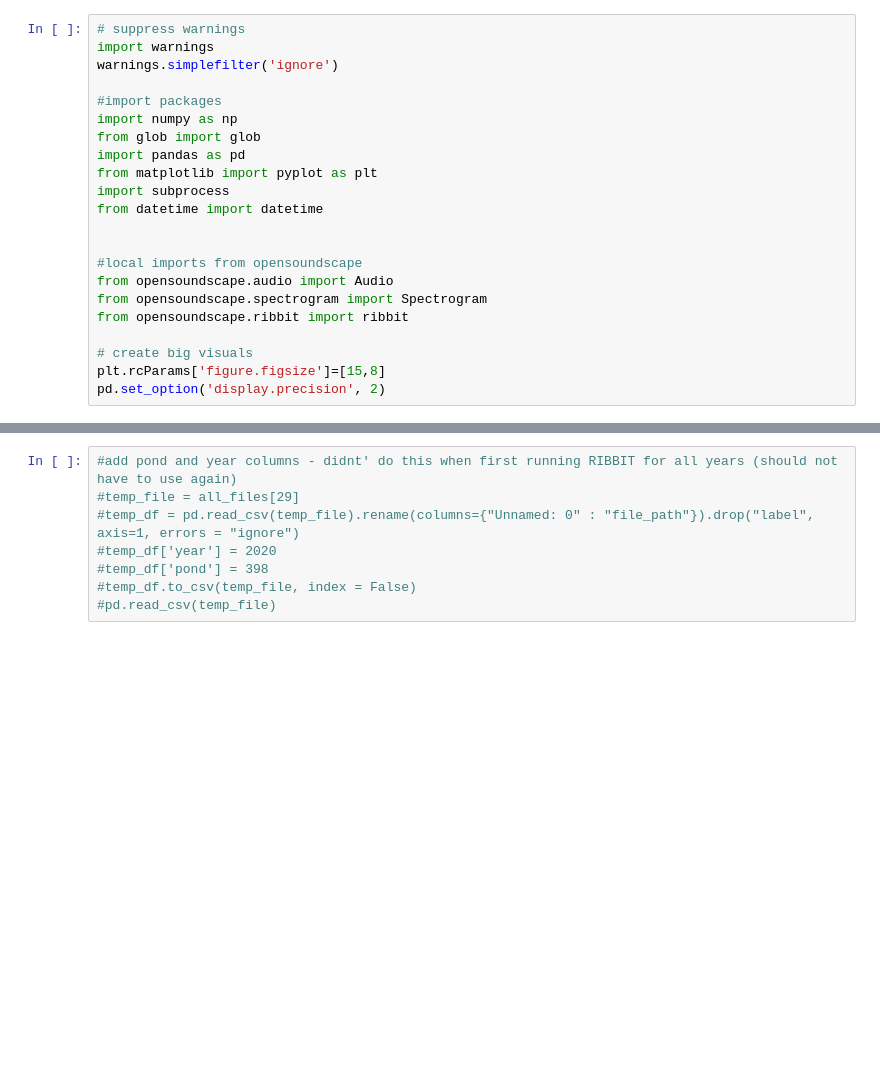
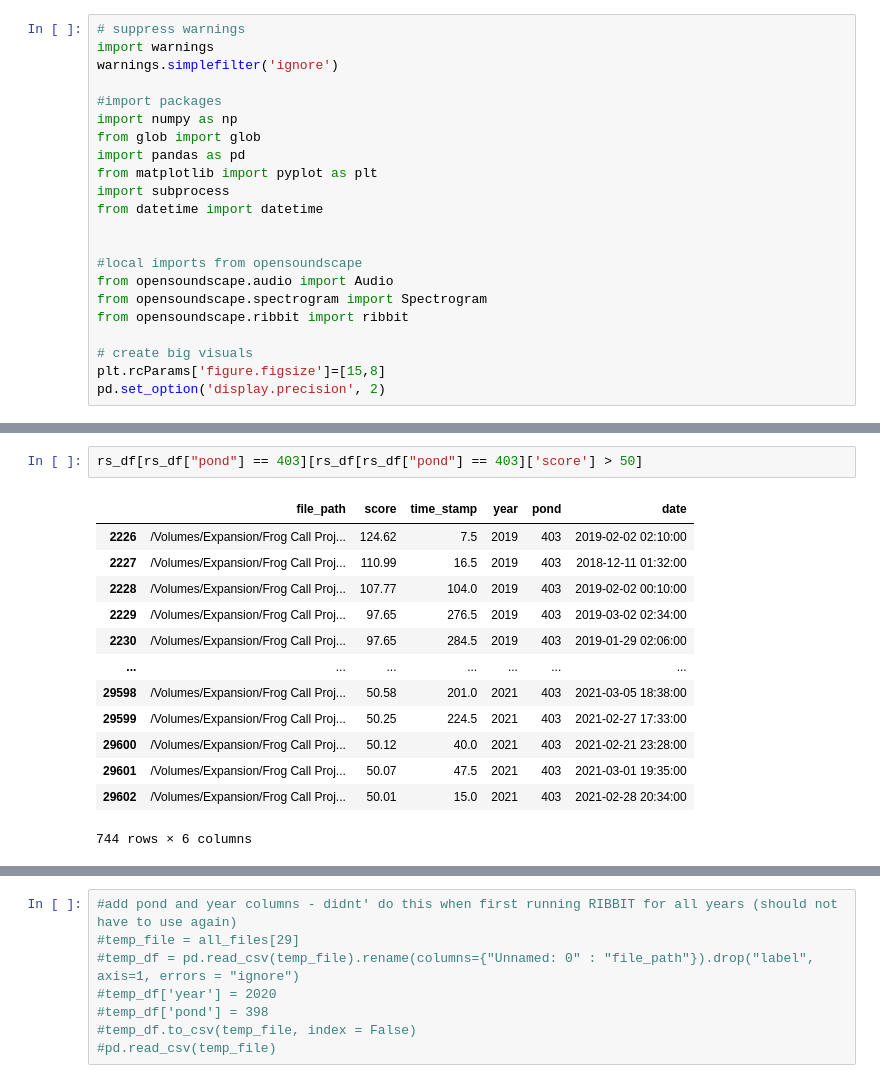
Before and after one commit to mayalapp/ga-frog-id, a Jupyter notebook: python-ribbit/data_cleaning.ipynb, the cells around one changed output, grey strips where cells are left out. Drawn from its saved outputs; the diff is of its cells as text; blank space fills up the shorter version.

```diff
--- a/python-ribbit/data_cleaning.ipynb
+++ b/python-ribbit/data_cleaning.ipynb
@@ -93,0 +81,16 @@ all_files = glob(ribbit_folder + "/*.csv")
+# %%
+rs_df[rs_df["pond"] == 403][rs_df[rs_df["pond"] == 403]['score'] > 50]
+# %% [output]
+|  | file_path | score | time_stamp | year | pond | date |
+| 2226 | /Volumes/Expansion/Frog Call Proj... | 124.62 | 7.5 | 2019 | 403 | 2019-02-02 02:10:00 |
+| 2227 | /Volumes/Expansion/Frog Call Proj... | 110.99 | 16.5 | 2019 | 403 | 2018-12-11 01:32:00 |
+| 2228 | /Volumes/Expansion/Frog Call Proj... | 107.77 | 104.0 | 2019 | 403 | 2019-02-02 00:10:00 |
+| 2229 | /Volumes/Expansion/Frog Call Proj... | 97.65 | 276.5 | 2019 | 403 | 2019-03-02 02:34:00 |
+| 2230 | /Volumes/Expansion/Frog Call Proj... | 97.65 | 284.5 | 2019 | 403 | 2019-01-29 02:06:00 |
+| ... | ... | ... | ... | ... | ... | ... |
+| 29598 | /Volumes/Expansion/Frog Call Proj... | 50.58 | 201.0 | 2021 | 403 | 2021-03-05 18:38:00 |
+| 29599 | /Volumes/Expansion/Frog Call Proj... | 50.25 | 224.5 | 2021 | 403 | 2021-02-27 17:33:00 |
+| 29600 | /Volumes/Expansion/Frog Call Proj... | 50.12 | 40.0 | 2021 | 403 | 2021-02-21 23:28:00 |
+| 29601 | /Volumes/Expansion/Frog Call Proj... | 50.07 | 47.5 | 2021 | 403 | 2021-03-01 19:35:00 |
+| 29602 | /Volumes/Expansion/Frog Call Proj... | 50.01 | 15.0 | 2021 | 403 | 2021-02-28 20:34:00 |
+744 rows × 6 columns
```
Also changed, not shown: parts of 10 cells of this notebook.
